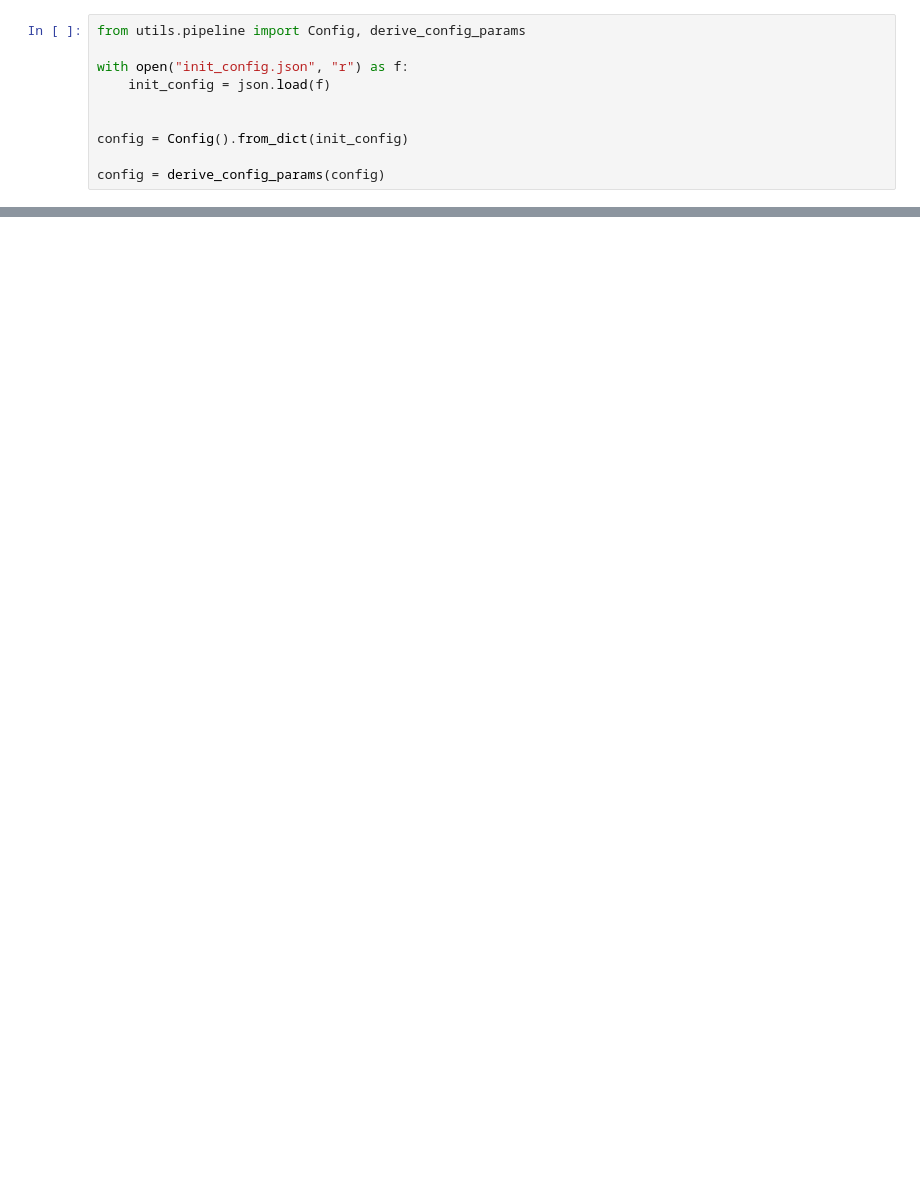
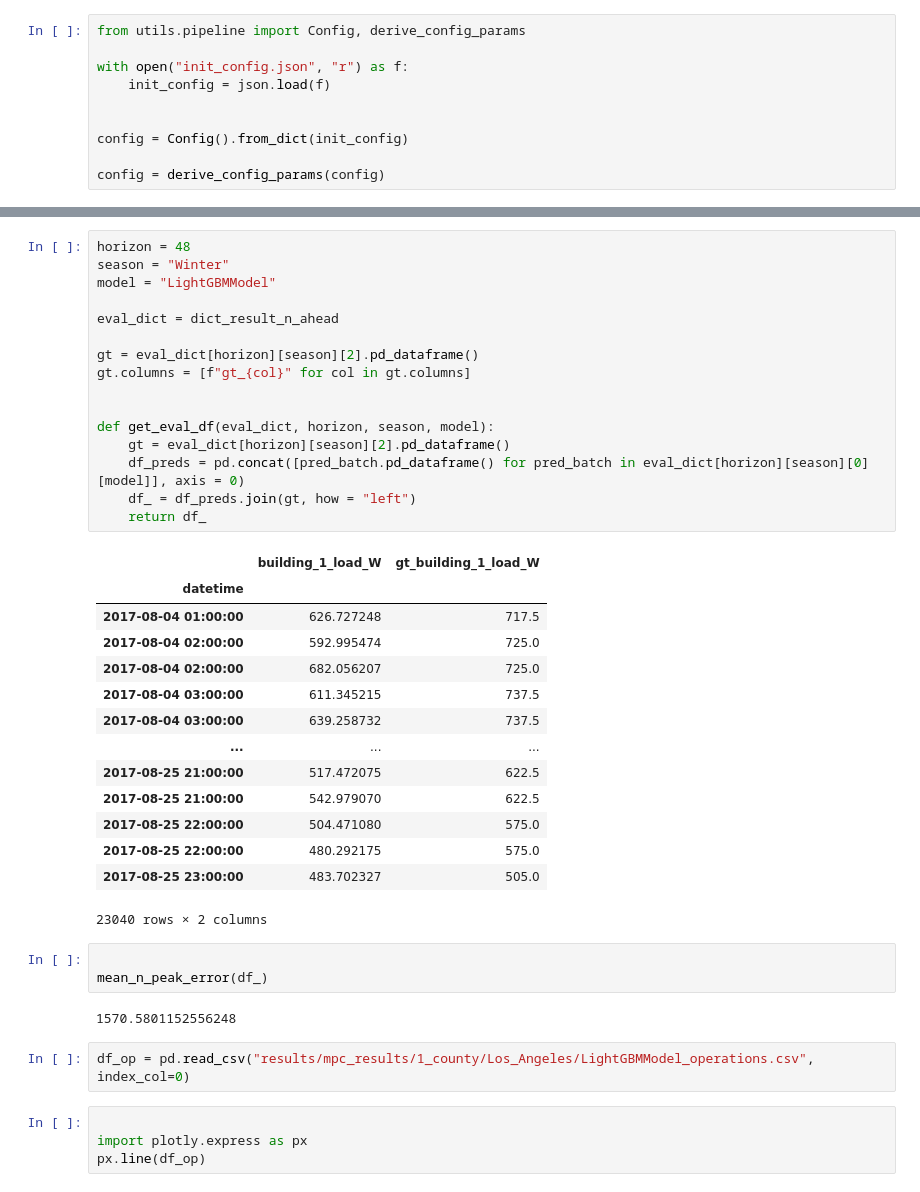
Before and after one commit to NikolausHouben/City-Scale-Electricity-Use-Prediction, a Jupyter notebook: sandbox.ipynb, the cells around one changed output, grey strips where cells are left out. Drawn from its saved outputs; the diff is of its cells as text; blank space fills up the shorter version.

Commit message:
new eval_rig and problems with nle

```diff
--- a/sandbox.ipynb
+++ b/sandbox.ipynb
@@ -97,0 +56,42 @@ df_metrics.to_csv("data/evaluations/5_building/df_metrics_building_1.csv")
+# %%
+horizon = 48
+season = "Winter"
+model = "LightGBMModel"
+
+eval_dict = dict_result_n_ahead
+
+gt = eval_dict[horizon][season][2].pd_dataframe()
+gt.columns = [f"gt_{col}" for col in gt.columns]
+
+
+def get_eval_df(eval_dict, horizon, season, model):
+    gt = eval_dict[horizon][season][2].pd_dataframe()
+    df_preds = pd.concat([pred_batch.pd_dataframe() for pred_batch in eval_dict[horizon][season][0][model]], axis = 0)
+    df_ = df_preds.join(gt, how = "left")
+    return df_
+# %% [output]
+|  | building_1_load_W | gt_building_1_load_W |
+| datetime |  |  |
+| 2017-08-04 01:00:00 | 626.727248 | 717.5 |
+| 2017-08-04 02:00:00 | 592.995474 | 725.0 |
+| 2017-08-04 02:00:00 | 682.056207 | 725.0 |
+| 2017-08-04 03:00:00 | 611.345215 | 737.5 |
+| 2017-08-04 03:00:00 | 639.258732 | 737.5 |
+| ... | ... | ... |
+| 2017-08-25 21:00:00 | 517.472075 | 622.5 |
+| 2017-08-25 21:00:00 | 542.979070 | 622.5 |
+| 2017-08-25 22:00:00 | 504.471080 | 575.0 |
+| 2017-08-25 22:00:00 | 480.292175 | 575.0 |
+| 2017-08-25 23:00:00 | 483.702327 | 505.0 |
+23040 rows × 2 columns
+# %%
+
+mean_n_peak_error(df_)
+# %% [output]
+1570.5801152556248
+# %%
+df_op = pd.read_csv("results/mpc_results/1_county/Los_Angeles/LightGBMModel_operations.csv", index_col=0)
+# %%
+
+import plotly.express as px
+px.line(df_op)
```
Also changed, not shown: parts of 6 cells of this notebook, 18 other files.
